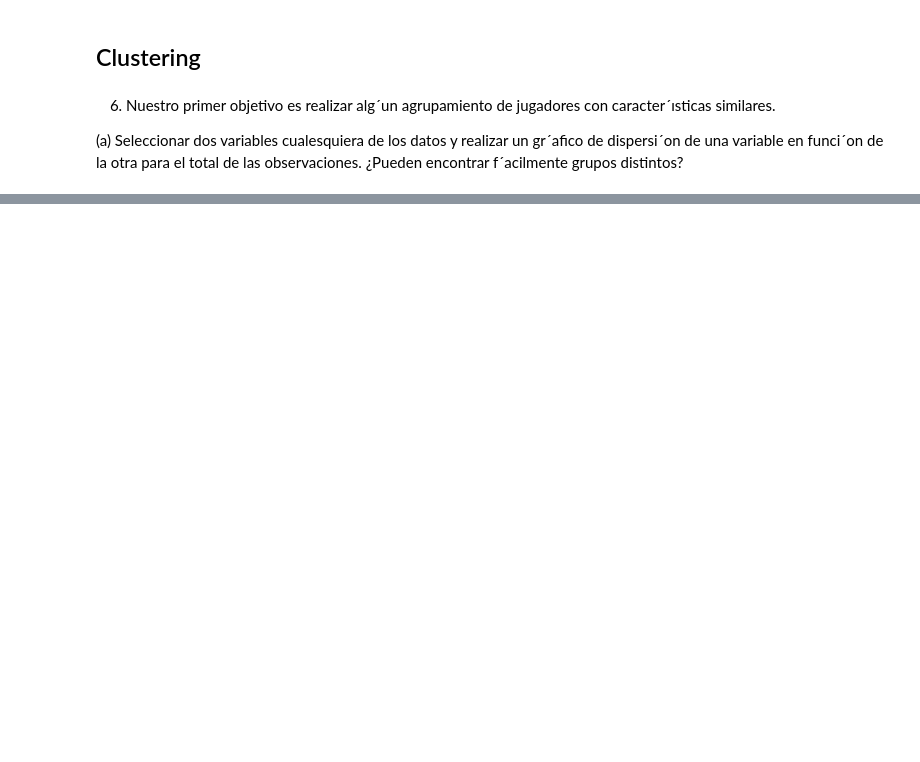
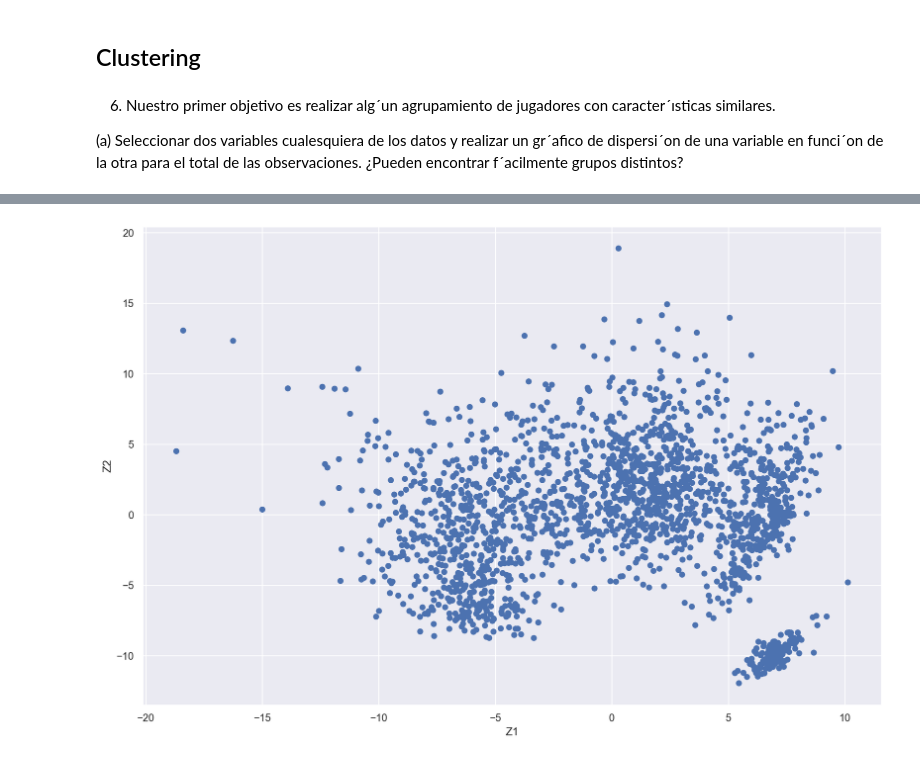
Before and after one commit to FedericoAriasCeci/Tp2---LDD, a Jupyter notebook: Tp labo 2.ipynb, the cells around one changed output, grey strips where cells are left out. Cells and saved outputs as stored; diff of their text form; code cells hidden in the pictures; blank space fills up the shorter version.

```diff
--- a/Tp labo 2.ipynb
+++ b/Tp labo 2.ipynb
@@ -63,0 +102,7 @@ f´acilmente grupos distintos?
+# %%
+X_star_t = np.transpose(X_star)
+N = len(X_star)
+Sigma = (X_star_t @ X_star) / N
+# %%
+gamma, U = np.linalg.eigh(Sigma)
+display(gamma)
@@ -63,0 +127,4 @@ f´acilmente grupos distintos?
+# %%
+gamma_flip = np.flip(gamma)
+U = np.flip(U, 1)
+display(gamma_flip)
@@ -63,0 +149,4 @@ f´acilmente grupos distintos?
+# %%
+Z = X_star @ U
+Z.columns = ["Z" + str(i) for i in range(1,104)]
+Z
@@ -63,0 +167,8 @@ f´acilmente grupos distintos?
+# %%
+(
+    so.Plot(data = Z, x = "Z1", y = "Z2")
+    .add(so.Dot())
+    .layout(size=(12,8))
+)
+# %% [output]
+[figure, added]
```
Also changed, not shown: parts of 19 cells of this notebook.
